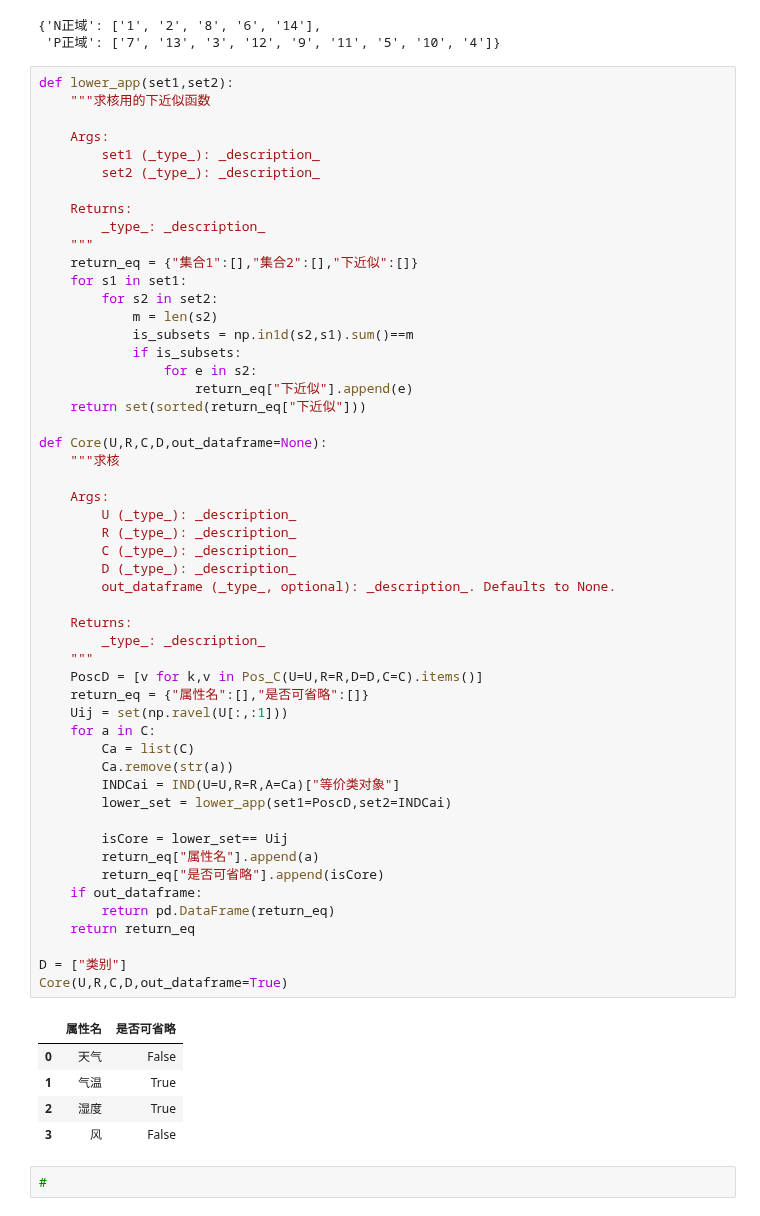
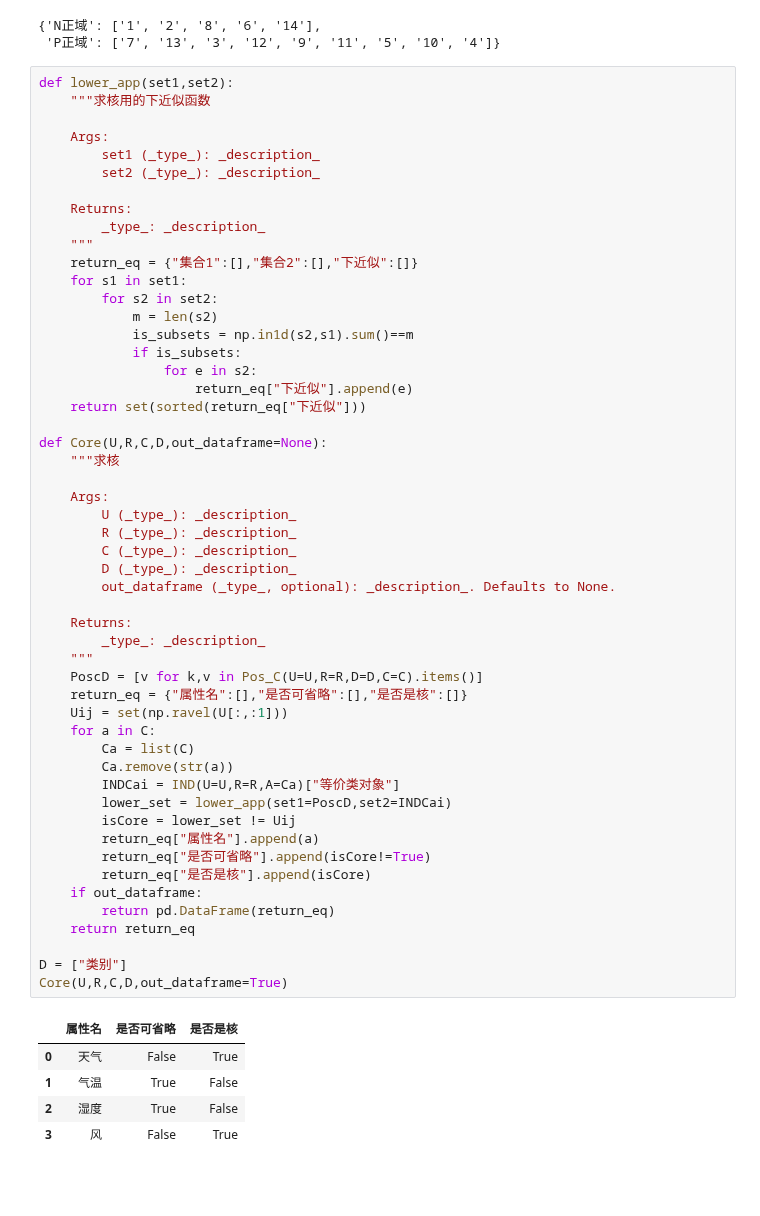
Before and after one commit to YiyaoZhang9527/Algorithm-class-at-Huai-Vocational-College, a Jupyter notebook: 数据预处理/特征选择/离散特征选择方法/粗糙集属性约减/粗糙集基础知识.ipynb, the cells around one changed output. Saved outputs shown, nothing was run; the diff lists cells and outputs as text; blank space fills up the shorter version.

```diff
--- a/数据预处理/特征选择/离散特征选择方法/粗糙集属性约减/粗糙集基础知识.ipynb
+++ b/数据预处理/特征选择/离散特征选择方法/粗糙集属性约减/粗糙集基础知识.ipynb
@@ -845,41 +845,39 @@ def lower_app(set1,set2):
     return set(sorted(return_eq["下近似"]))
 
 def Core(U,R,C,D,out_dataframe=None):
     """求核
 
     Args:
         U (_type_): _description_
         R (_type_): _description_
         C (_type_): _description_
         D (_type_): _description_
         out_dataframe (_type_, optional): _description_. Defaults to None.
 
     Returns:
         _type_: _description_
     """
     PoscD = [v for k,v in Pos_C(U=U,R=R,D=D,C=C).items()]
-    return_eq = {"属性名":[],"是否可省略":[]}
+    return_eq = {"属性名":[],"是否可省略":[],"是否是核":[]}
     Uij = set(np.ravel(U[:,:1]))
     for a in C:
         Ca = list(C)
         Ca.remove(str(a))
         INDCai = IND(U=U,R=R,A=Ca)["等价类对象"]
         lower_set = lower_app(set1=PoscD,set2=INDCai)
-
-        isCore = lower_set== Uij
+        isCore = lower_set != Uij
         return_eq["属性名"].append(a)
-        return_eq["是否可省略"].append(isCore)
+        return_eq["是否可省略"].append(isCore!=True)
+        return_eq["是否是核"].append(isCore)
     if out_dataframe:
         return pd.DataFrame(return_eq)
     return return_eq
 
 D = ["类别"]
 Core(U,R,C,D,out_dataframe=True)
 # %% [output]
-|  | 属性名 | 是否可省略 |
-| 0 | 天气 | False |
-| 1 | 气温 | True |
-| 2 | 湿度 | True |
-| 3 | 风 | False |
+|  | 属性名 | 是否可省略 | 是否是核 |
+| 0 | 天气 | False | True |
+| 1 | 气温 | True | False |
+| 2 | 湿度 | True | False |
+| 3 | 风 | False | True |
-# %%
-#
```
Also changed, not shown: parts of 1 cell of this notebook, 4 other files.
